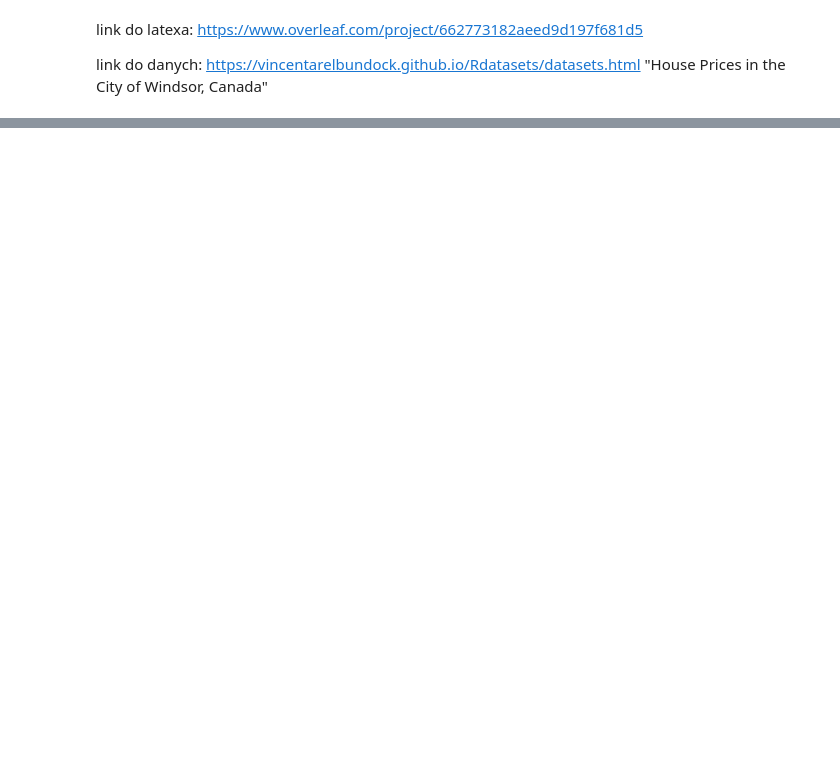
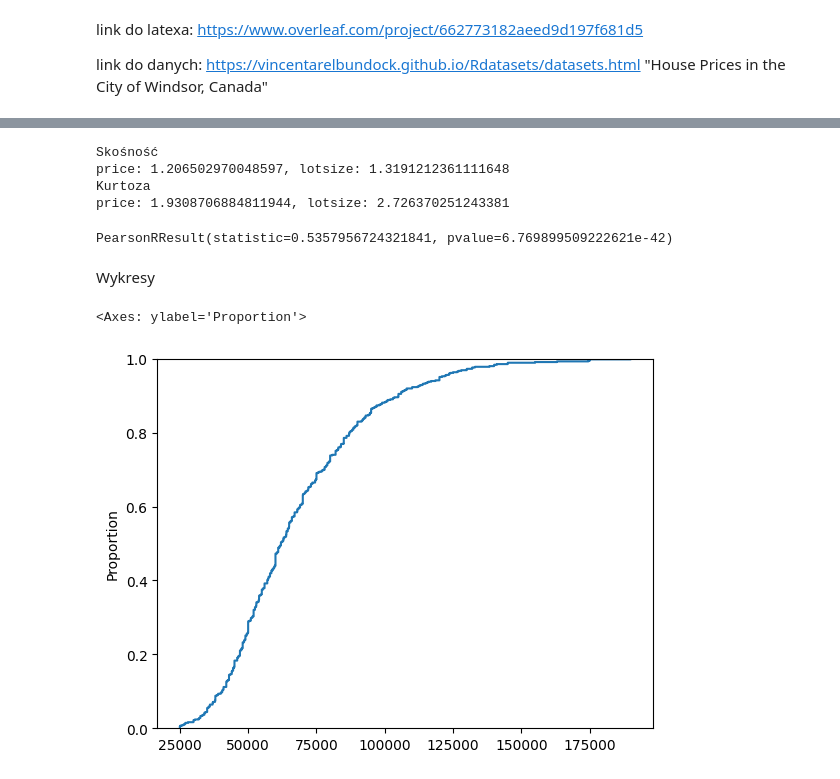
Before and after one commit to MD275996/Statystyka_stosowana, a Jupyter notebook: raport1/raport.ipynb, the cells around one changed output, grey strips where cells are left out. Cells and saved outputs as stored; diff of their text form; code cells hidden in the pictures; blank space fills up the shorter version.

```diff
--- a/raport1/raport.ipynb
+++ b/raport1/raport.ipynb
@@ -85,0 +11,7 @@ df_west = df[df.area == "West-Liguria"]
+# %%
+#pobieranie danych
+df = pd.read_csv('housing.csv')
+
+#wybieramy tylko interesujące nas dane
+price = np.array(df["price"])
+lotsize = np.array(df["lotsize"])
@@ -85,0 +82,33 @@ df_west = df[df.area == "West-Liguria"]
+# %%
+# miara asymetrii: współczynnik skośności
+skew_price = sps.skew(price)
+skew_lotsize = sps.skew(lotsize)
+print("Skośność")
+print("price: {}, lotsize: {}".format(skew_price,skew_lotsize))
+
+# miara spłaszczenia: kurtoza
+kurtosis_price = sps.kurtosis(price)
+kurtosis_lotsize = sps.kurtosis(lotsize)
+print("Kurtoza")
+print("price: {}, lotsize: {}".format(kurtosis_price,kurtosis_lotsize))
+# %% [output]
+Skośność
+price: 1.206502970048597, lotsize: 1.3191212361111648
+Kurtoza
+price: 1.9308706884811944, lotsize: 2.726370251243381
+# %%
+#korelacja
+cor = sps.pearsonr(price,lotsize)
+cor
+
+#policze to samemu, choć jedna rzecz
+# %% [output]
+PearsonRResult(statistic=0.5357956724321841, pvalue=6.769899509222621e-42)
+# %% [markdown]
+Wykresy
+# %%
+#dystrybuanty
+sb.ecdfplot(price)
+# %% [output]
+<Axes: ylabel='Proportion'>
+[figure, added]
```
Also changed, not shown: parts of 16 cells of this notebook, 2 other files.
